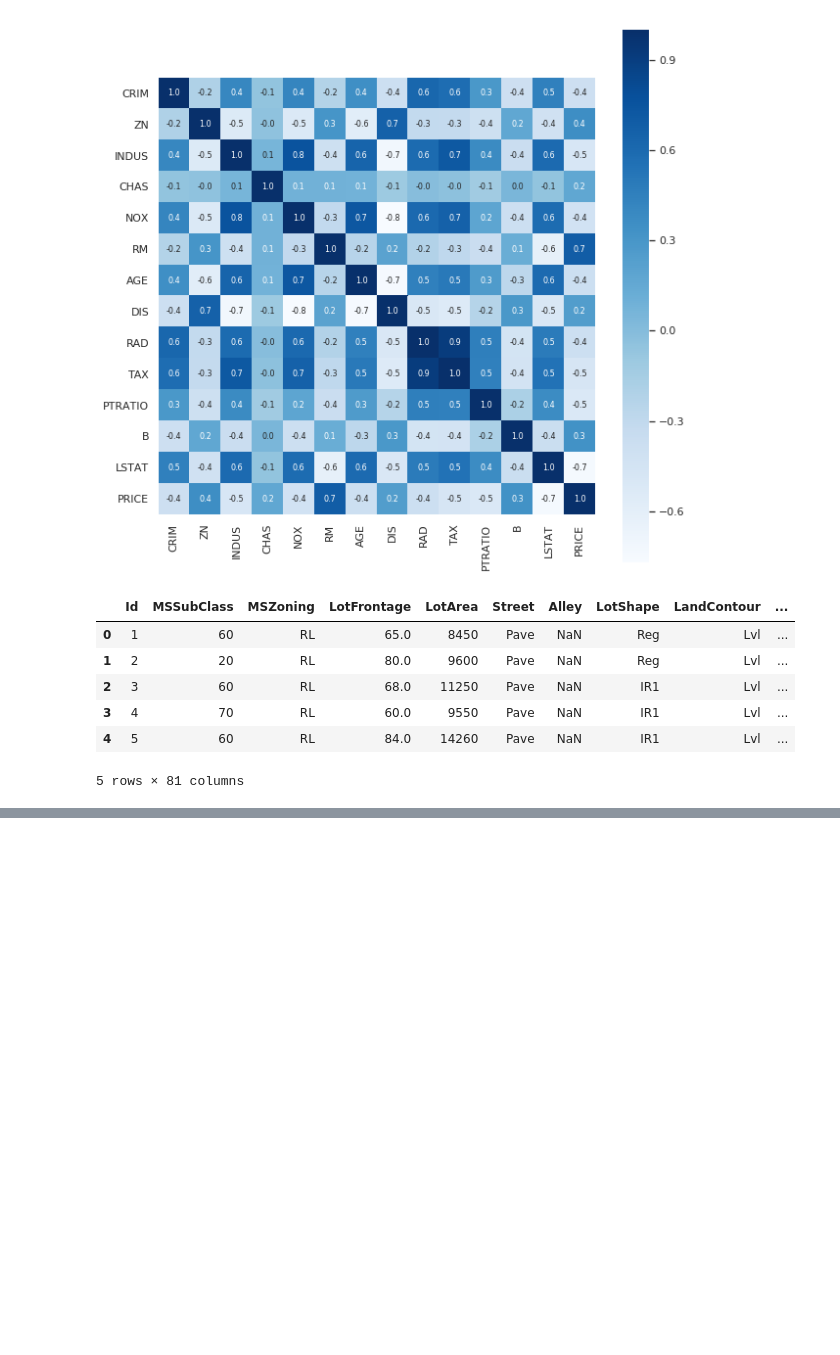
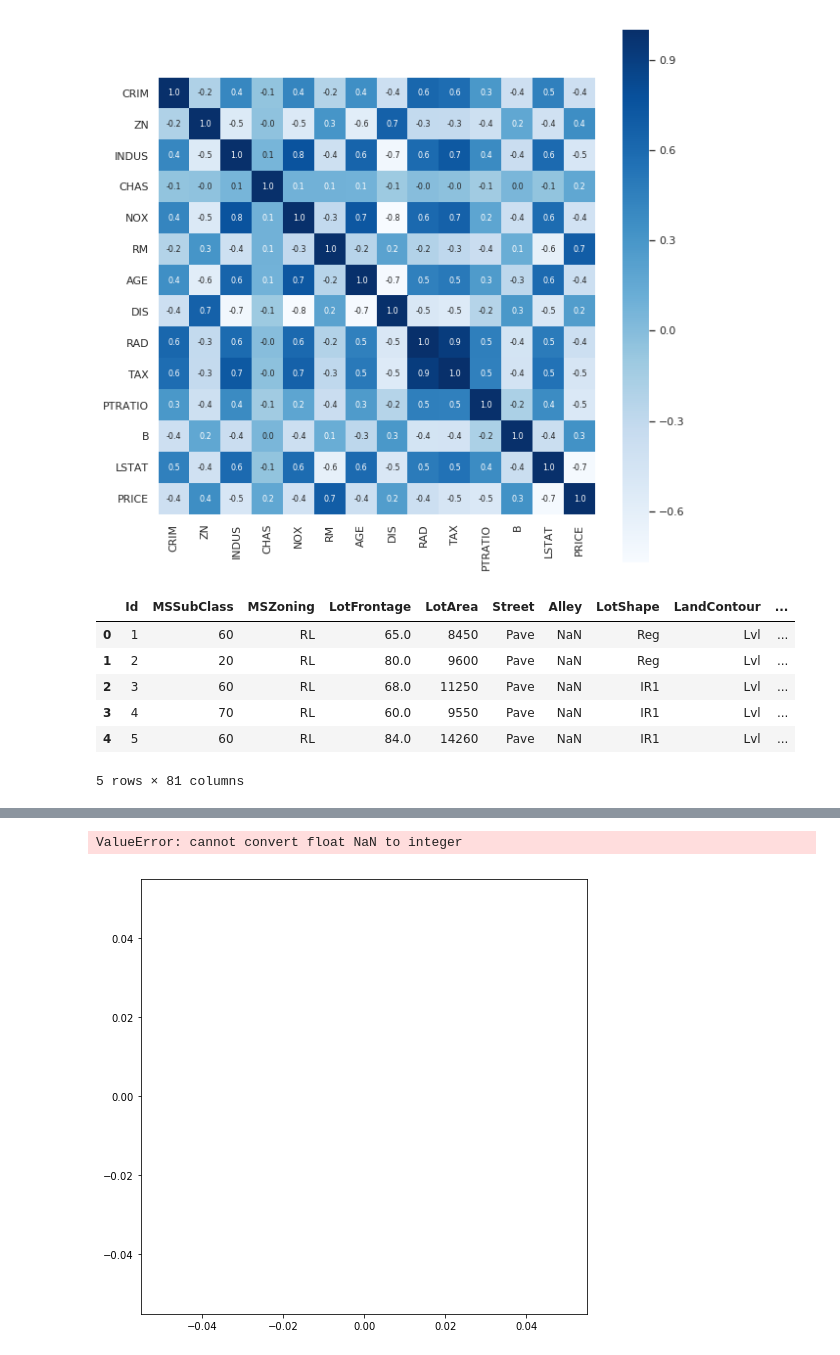
Before and after one commit to glenchiridza/ml_p1_concepts, a Jupyter notebook: complete_machine_learning_60hrs.ipynb, the cells around one changed output, grey strips where cells are left out. Saved outputs shown, nothing was run; the diff lists cells and outputs as text; code cells hidden in the pictures; blank space fills up the shorter version.

```diff
--- a/complete_machine_learning_60hrs.ipynb
+++ b/complete_machine_learning_60hrs.ipynb
@@ -790,0 +795,2 @@ dataset.head()
+# %%
+dataset = pd.read_csv('Placement_Dataset.csv')
@@ -790,0 +829,7 @@ dataset.head()
+# %%
+# analyze distribution of data in salary column
+fig, ax = plt.subplots(figsize=(8,8))
+sns.distplot(dataset.salary)
+# %% [output]
+ValueError: cannot convert float NaN to integer
+[figure, added]
```
Also changed, not shown: parts of 4 cells of this notebook.
